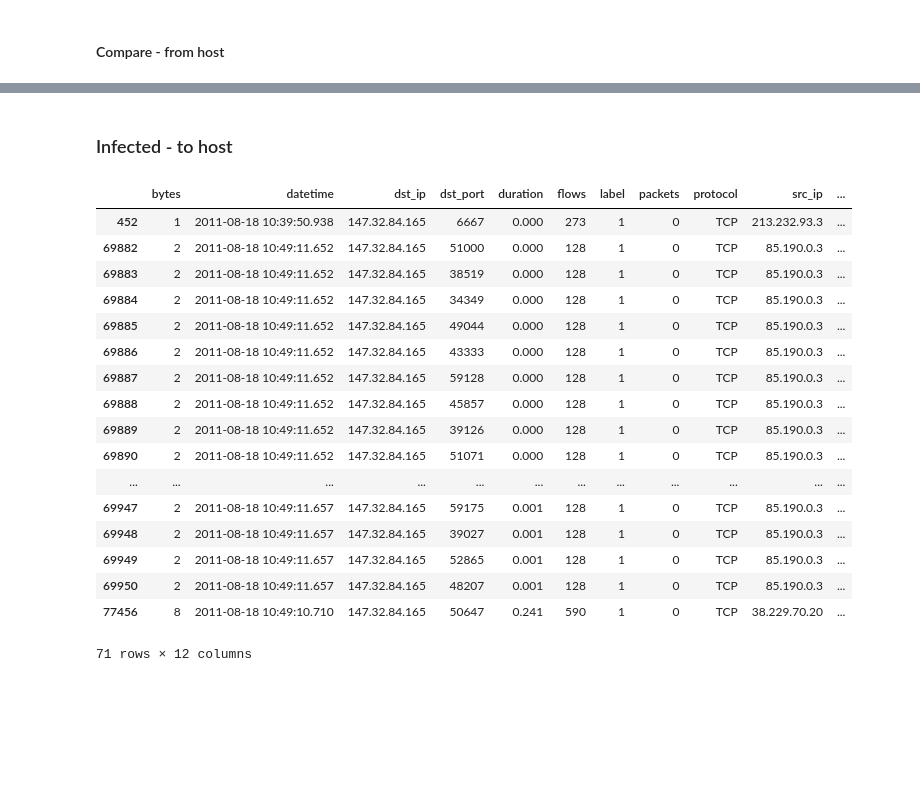
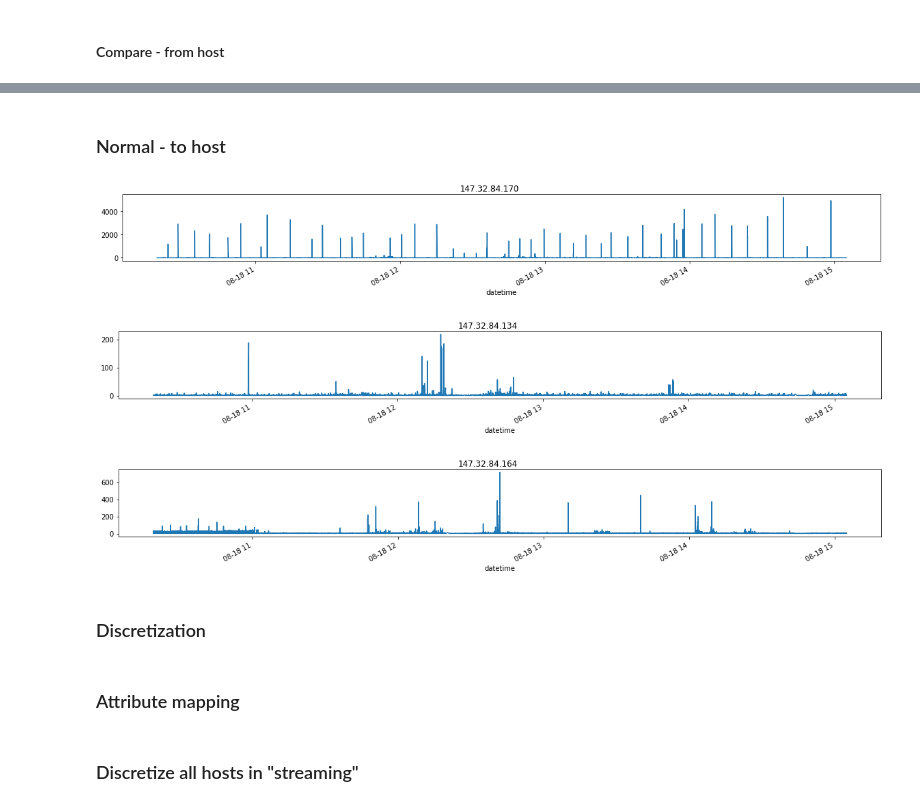
Before and after one commit to Yzoni/cyber-data-analytics, a Jupyter notebook: assignment3/botnet_flow_and_profiling.ipynb, the cells around one changed output, grey strips where cells are left out. Drawn from its saved outputs; the diff is of its cells as text; code cells hidden in the pictures; blank space fills up the shorter version.

```diff
--- a/assignment3/botnet_flow_and_profiling.ipynb
+++ b/assignment3/botnet_flow_and_profiling.ipynb
@@ -165,0 +207,10 @@ Name: tos, dtype: int64
+# %%
+infected_hosts = ['147.32.84.165', '147.32.84.191', '147.32.84.192', '147.32.84.193', '147.32.84.204', '147.32.84.205',
+                 '147.32.84.206', '147.32.84.207', '147.32.84.208', '147.32.84.209']
+host_name = ['saruman{}'.format(x) for x in range(0, 10)]
+
+for idx, host in enumerate(infected_hosts):
+    host_data = scenario_data.loc[scenario_data['src_ip'] == host] # Only take selected host src
+    host_data = host_data[host_data.label != 'Background'] # Drop background
+    host_data['packets'].plot(figsize=(20, 2), title='{} - {}'.format(host, host_name[idx]))
+    plt.show()
@@ -166,24 +228,16 @@ Name: tos, dtype: int64
 # %% [markdown]
-### Infected - to host
+### Normal - to host
-# %%
-src_infected_host_data = scenario_data.loc[scenario_data['dst_ip'] == infected_host_ip]
-src_infected_host_data
-# %% [output]
-|  | bytes | datetime | dst_ip | dst_port | duration | flows | label | packets | protocol | src_ip | ... |
-| 452 | 1 | 2011-08-18 10:39:50.938 | 147.32.84.165 | 6667 | 0.000 | 273 | 1 | 0 | TCP | 213.232.93.3 | ... |
-| 69882 | 2 | 2011-08-18 10:49:11.652 | 147.32.84.165 | 51000 | 0.000 | 128 | 1 | 0 | TCP | 85.190.0.3 | ... |
-| 69883 | 2 | 2011-08-18 10:49:11.652 | 147.32.84.165 | 38519 | 0.000 | 128 | 1 | 0 | TCP | 85.190.0.3 | ... |
-| 69884 | 2 | 2011-08-18 10:49:11.652 | 147.32.84.165 | 34349 | 0.000 | 128 | 1 | 0 | TCP | 85.190.0.3 | ... |
-| 69885 | 2 | 2011-08-18 10:49:11.652 | 147.32.84.165 | 49044 | 0.000 | 128 | 1 | 0 | TCP | 85.190.0.3 | ... |
-| 69886 | 2 | 2011-08-18 10:49:11.652 | 147.32.84.165 | 43333 | 0.000 | 128 | 1 | 0 | TCP | 85.190.0.3 | ... |
-| 69887 | 2 | 2011-08-18 10:49:11.652 | 147.32.84.165 | 59128 | 0.000 | 128 | 1 | 0 | TCP | 85.190.0.3 | ... |
-| 69888 | 2 | 2011-08-18 10:49:11.652 | 147.32.84.165 | 45857 | 0.000 | 128 | 1 | 0 | TCP | 85.190.0.3 | ... |
-| 69889 | 2 | 2011-08-18 10:49:11.652 | 147.32.84.165 | 39126 | 0.000 | 128 | 1 | 0 | TCP | 85.190.0.3 | ... |
-| 69890 | 2 | 2011-08-18 10:49:11.652 | 147.32.84.165 | 51071 | 0.000 | 128 | 1 | 0 | TCP | 85.190.0.3 | ... |
-| ... | ... | ... | ... | ... | ... | ... | ... | ... | ... | ... | ... |
-| 69947 | 2 | 2011-08-18 10:49:11.657 | 147.32.84.165 | 59175 | 0.001 | 128 | 1 | 0 | TCP | 85.190.0.3 | ... |
-| 69948 | 2 | 2011-08-18 10:49:11.657 | 147.32.84.165 | 39027 | 0.001 | 128 | 1 | 0 | TCP | 85.190.0.3 | ... |
-| 69949 | 2 | 2011-08-18 10:49:11.657 | 147.32.84.165 | 52865 | 0.001 | 128 | 1 | 0 | TCP | 85.190.0.3 | ... |
-| 69950 | 2 | 2011-08-18 10:49:11.657 | 147.32.84.165 | 48207 | 0.001 | 128 | 1 | 0 | TCP | 85.190.0.3 | ... |
-| 77456 | 8 | 2011-08-18 10:49:10.710 | 147.32.84.165 | 50647 | 0.241 | 590 | 1 | 0 | TCP | 38.229.70.20 | ... |
-71 rows × 12 columns
+# %%
+normal_hosts = ['147.32.84.170', '147.32.84.134', '147.32.84.164']
+
+for host in normal_hosts:
+    host_data = scenario_data.loc[scenario_data['src_ip'] == host] # Only take selected host src
+    host_data = host_data[host_data.label != 'Background'] # Drop background
+    host_data['packets'].plot(figsize=(20, 2), subplots=True, title=host)
+    plt.show()
+# %% [output]
+[figure, added]
+[figure, added]
+[figure, added]
+# %% [markdown]
+### Discretization
@@ -189,0 +263,2 @@ src_infected_host_data
+# %% [markdown]
+### Attribute mapping
@@ -189,0 +280,2 @@ src_infected_host_data
+# %% [markdown]
+### Discretize all hosts in "streaming"
```
Also changed, not shown: parts of 15 cells of this notebook.
